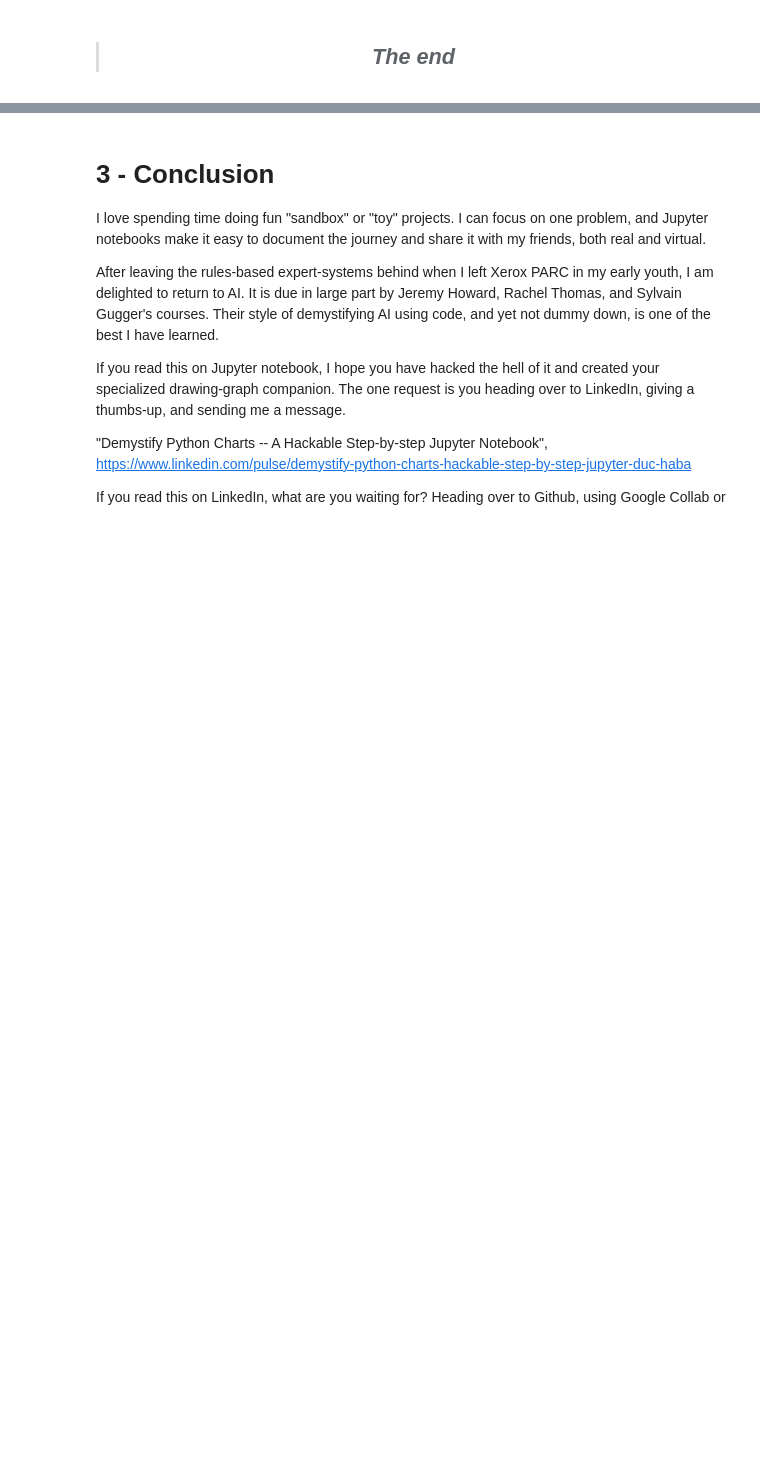
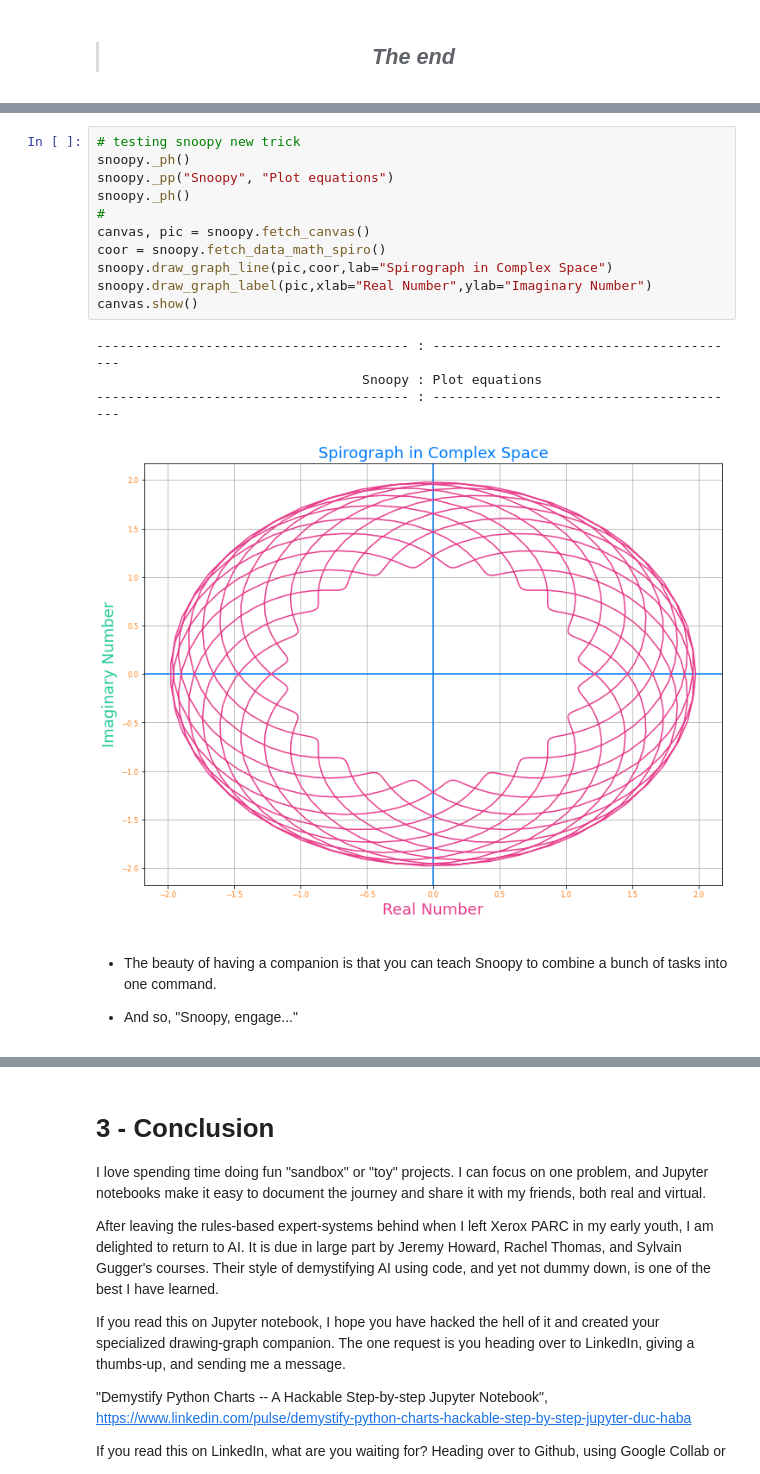
Before and after one commit to duchaba/python_graphs_p2go, a Jupyter notebook: Python_Graphs_p2go.ipynb, the cells around one changed output, grey strips where cells are left out. Drawn from its saved outputs; the diff is of its cells as text; blank space fills up the shorter version.

```diff
--- a/Python_Graphs_p2go.ipynb
+++ b/Python_Graphs_p2go.ipynb
@@ -344,0 +513,20 @@ canvas.show()
+# %%
+# testing snoopy new trick
+snoopy._ph()
+snoopy._pp("Snoopy", "Plot equations")
+snoopy._ph()
+#
+canvas, pic = snoopy.fetch_canvas()
+coor = snoopy.fetch_data_math_spiro()
+snoopy.draw_graph_line(pic,coor,lab="Spirograph in Complex Space")
+snoopy.draw_graph_label(pic,xlab="Real Number",ylab="Imaginary Number")
+canvas.show()
+# %% [output]
+---------------------------------------- : ----------------------------------------
+                                  Snoopy : Plot equations
+---------------------------------------- : ----------------------------------------
+[figure, added]
+# %% [markdown]
+- The beauty of having a companion is that you can teach Snoopy to combine a bunch of tasks into one command.
+
+- And so, "Snoopy, engage..."
```
Also changed, not shown: parts of 17 cells of this notebook.
